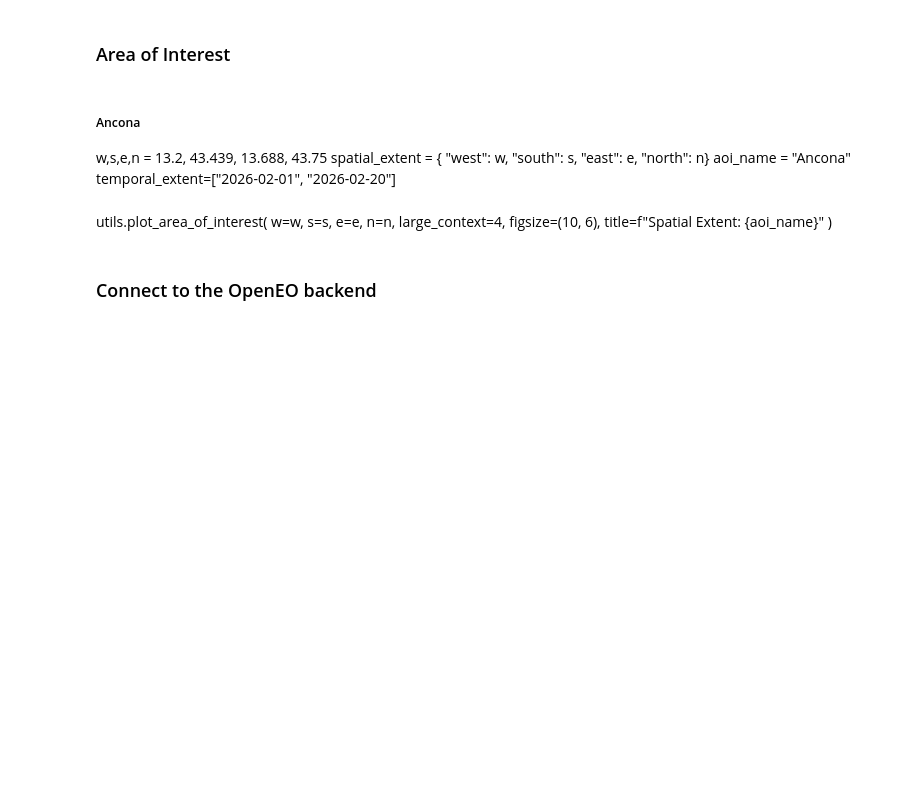
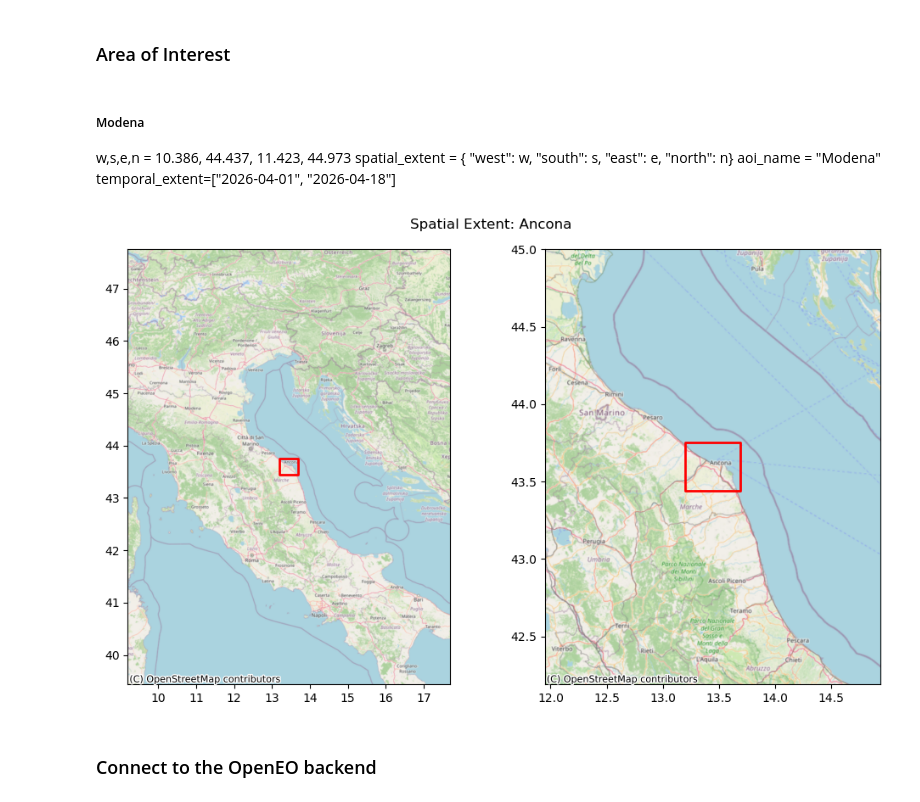
Before and after one commit to bcdev/apex-force-openeo, a Jupyter notebook: examples/run-level2-and-tsa/FORCE_level2_and_TSA.ipynb, the cells around one changed output. Drawn from its saved outputs; the diff is of its cells as text; code cells hidden in the pictures; blank space fills up the shorter version.

```diff
--- a/examples/run-level2-and-tsa/FORCE_level2_and_TSA.ipynb
+++ b/examples/run-level2-and-tsa/FORCE_level2_and_TSA.ipynb
@@ -69,9 +69,3 @@ import pystac
 import pystac_client
 # %% [markdown]
 ### Area of Interest
-# %% [markdown]
-##### Ancona
-w,s,e,n = 13.2, 43.439, 13.688, 43.75
-spatial_extent = { "west": w, "south": s, "east": e, "north": n}
-aoi_name = "Ancona"
-temporal_extent=["2026-02-01", "2026-02-20"]
@@ -85,13 +72,27 @@ temporal_extent=["2026-04-17", "2026-04-18"]
-# %% [markdown]
-utils.plot_area_of_interest(
-    w=w,
-    s=s,
-    e=e,
-    n=n,
-    large_context=4,
-    figsize=(10, 6),
-    title=f"Spatial Extent: {aoi_name}"
-)
+# %% [markdown]
+##### Modena
+w,s,e,n = 10.386, 44.437, 11.423, 44.973
+spatial_extent = { "west": w, "south": s, "east": e, "north": n}
+aoi_name = "Modena"
+temporal_extent=["2026-04-01", "2026-04-18"]
+# %%
+##### Ancona
+w,s,e,n = 13.2, 43.439, 13.688, 43.75
+spatial_extent = { "west": w, "south": s, "east": e, "north": n}
+aoi_name = "Ancona"
+temporal_extent=["2026-02-01", "2026-02-20"]
+# %%
+utils.plot_area_of_interest(
+    w=w,
+    s=s,
+    e=e,
+    n=n,
+    large_context=4,
+    figsize=(10, 6),
+    title=f"Spatial Extent: {aoi_name}"
+)
+# %% [output]
+[figure, added]
 # %% [markdown]
 ### Connect to the OpenEO backend
 # %%
```
Also changed, not shown: parts of 15 cells of this notebook.
